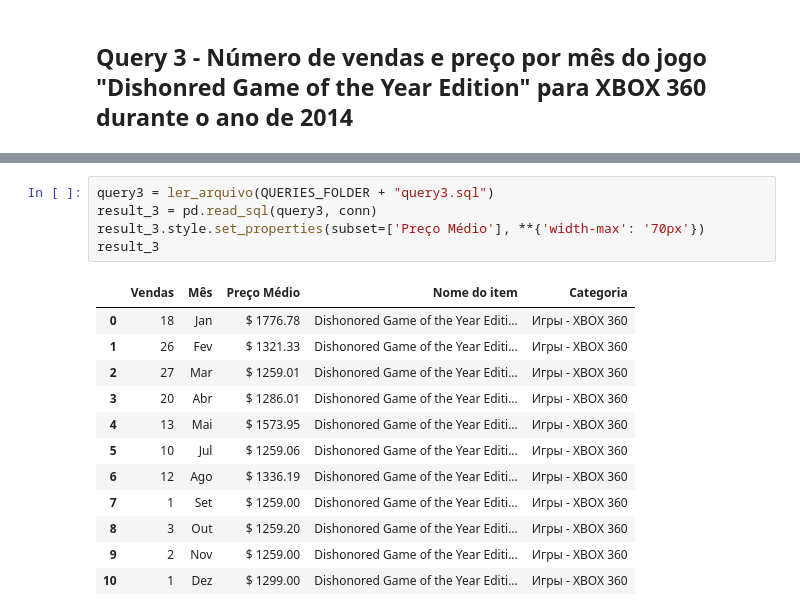
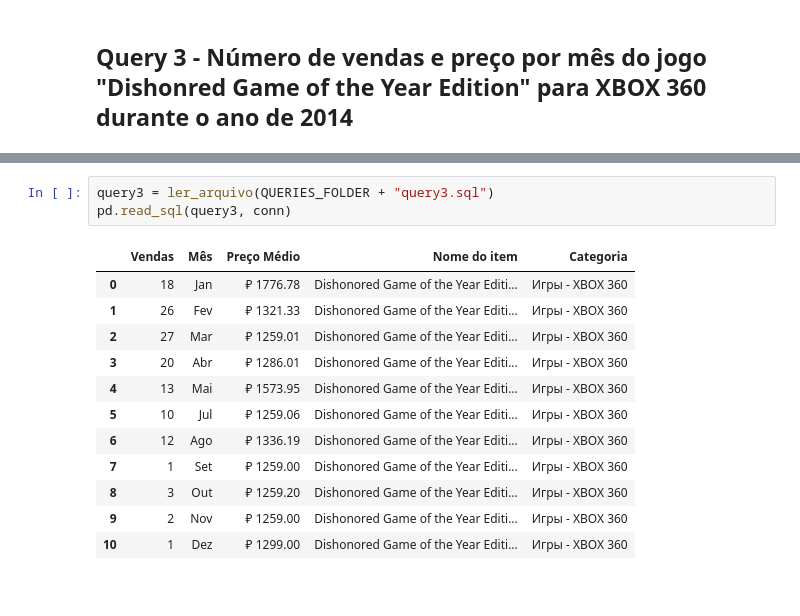
Before and after one commit to alissone/banco_de_dados, a Jupyter notebook: QueriesSQL.ipynb, the cells around one changed output, grey strips where cells are left out. Saved outputs shown, nothing was run; the diff lists cells and outputs as text.

Commit message:
Fix werid table format in jupyter notebook

```diff
--- a/QueriesSQL.ipynb
+++ b/QueriesSQL.ipynb
@@ -156,19 +156,17 @@ pd.read_sql(query2, conn)
 ![carbon-2.png](embedded-picture-1)
 # %%
 query3 = ler_arquivo(QUERIES_FOLDER + "query3.sql")
-result_3 = pd.read_sql(query3, conn)
-result_3.style.set_properties(subset=['Preço Médio'], **{'width-max': '70px'})
-result_3
+pd.read_sql(query3, conn)
 # %% [output]
 |  | Vendas | Mês | Preço Médio | Nome do item | Categoria |
-| 0 | 18 | Jan | $ 1776.78 | Dishonored Game of the Year Editi... | Игры - XBOX 360 |
-| 1 | 26 | Fev | $ 1321.33 | Dishonored Game of the Year Editi... | Игры - XBOX 360 |
-| 2 | 27 | Mar | $ 1259.01 | Dishonored Game of the Year Editi... | Игры - XBOX 360 |
-| 3 | 20 | Abr | $ 1286.01 | Dishonored Game of the Year Editi... | Игры - XBOX 360 |
-| 4 | 13 | Mai | $ 1573.95 | Dishonored Game of the Year Editi... | Игры - XBOX 360 |
-| 5 | 10 | Jul | $ 1259.06 | Dishonored Game of the Year Editi... | Игры - XBOX 360 |
-| 6 | 12 | Ago | $ 1336.19 | Dishonored Game of the Year Editi... | Игры - XBOX 360 |
-| 7 | 1 | Set | $ 1259.00 | Dishonored Game of the Year Editi... | Игры - XBOX 360 |
-| 8 | 3 | Out | $ 1259.20 | Dishonored Game of the Year Editi... | Игры - XBOX 360 |
-| 9 | 2 | Nov | $ 1259.00 | Dishonored Game of the Year Editi... | Игры - XBOX 360 |
-| 10 | 1 | Dez | $ 1299.00 | Dishonored Game of the Year Editi... | Игры - XBOX 360 |
+| 0 | 18 | Jan | ₽ 1776.78 | Dishonored Game of the Year Editi... | Игры - XBOX 360 |
+| 1 | 26 | Fev | ₽ 1321.33 | Dishonored Game of the Year Editi... | Игры - XBOX 360 |
+| 2 | 27 | Mar | ₽ 1259.01 | Dishonored Game of the Year Editi... | Игры - XBOX 360 |
+| 3 | 20 | Abr | ₽ 1286.01 | Dishonored Game of the Year Editi... | Игры - XBOX 360 |
+| 4 | 13 | Mai | ₽ 1573.95 | Dishonored Game of the Year Editi... | Игры - XBOX 360 |
+| 5 | 10 | Jul | ₽ 1259.06 | Dishonored Game of the Year Editi... | Игры - XBOX 360 |
+| 6 | 12 | Ago | ₽ 1336.19 | Dishonored Game of the Year Editi... | Игры - XBOX 360 |
+| 7 | 1 | Set | ₽ 1259.00 | Dishonored Game of the Year Editi... | Игры - XBOX 360 |
+| 8 | 3 | Out | ₽ 1259.20 | Dishonored Game of the Year Editi... | Игры - XBOX 360 |
+| 9 | 2 | Nov | ₽ 1259.00 | Dishonored Game of the Year Editi... | Игры - XBOX 360 |
+| 10 | 1 | Dez | ₽ 1299.00 | Dishonored Game of the Year Editi... | Игры - XBOX 360 |
```
Also changed, not shown: 1 other file.
